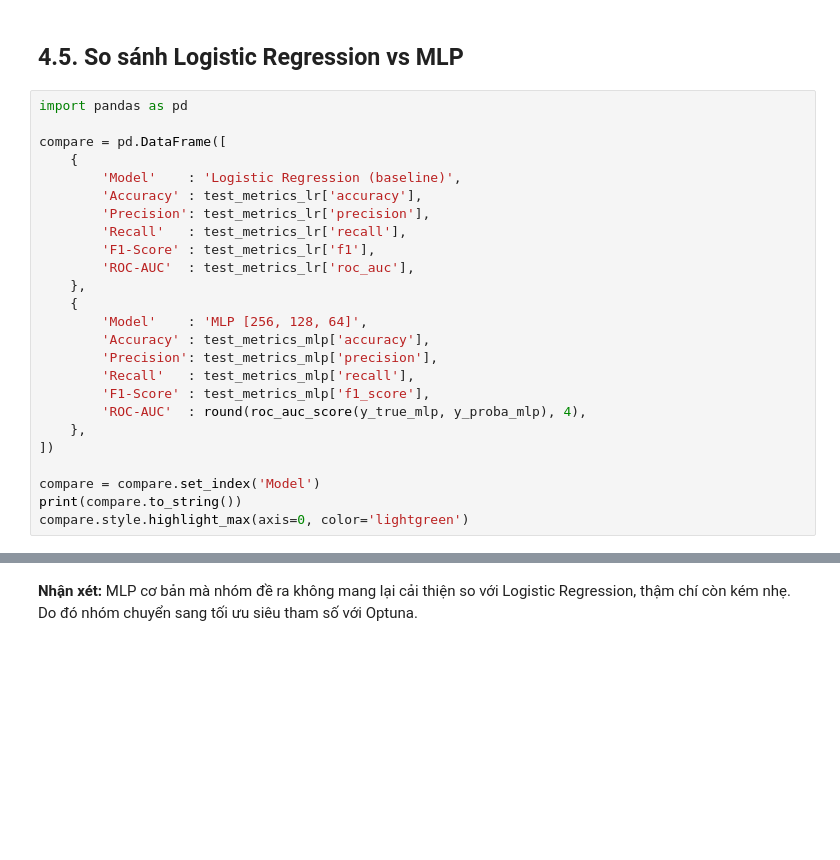
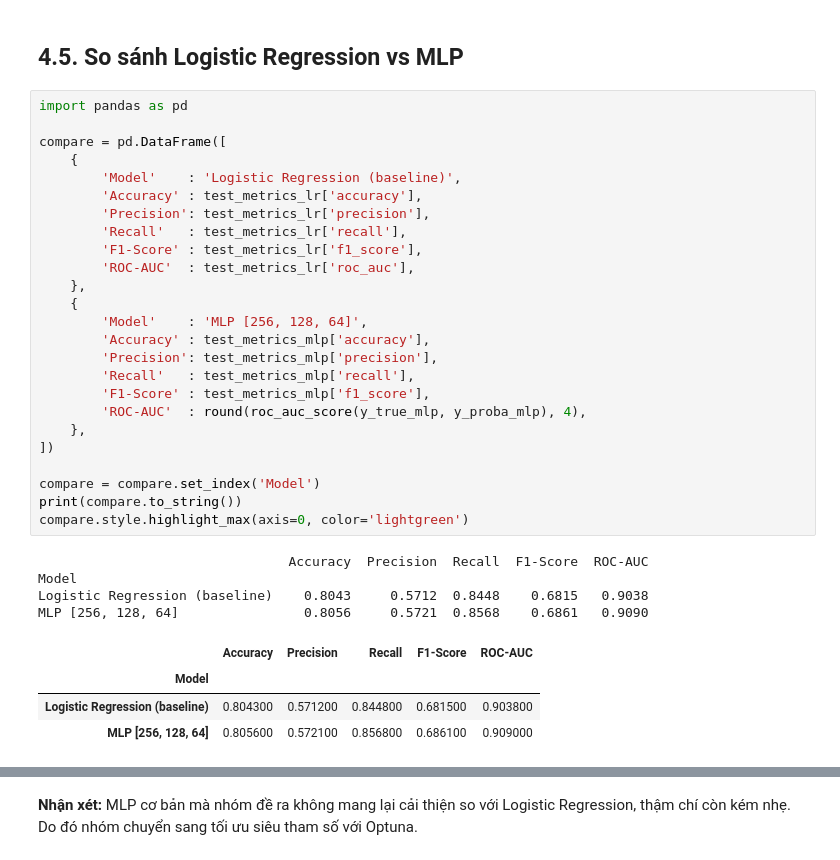
Before and after one commit to Hanne2202/ml-project-group10, a Jupyter notebook: notebooks/04_deep_learning.ipynb, the cells around one changed output, grey strips where cells are left out. Saved outputs shown, nothing was run; the diff lists cells and outputs as text; blank space fills up the shorter version.

```diff
--- a/notebooks/04_deep_learning.ipynb
+++ b/notebooks/04_deep_learning.ipynb
@@ -367,28 +744,37 @@ test_metrics_mlp, y_true_mlp, y_pred_mlp, y_proba_mlp = dl.evaluate_model(
 # %%
 import pandas as pd
 
 compare = pd.DataFrame([
     {
         'Model'    : 'Logistic Regression (baseline)',
         'Accuracy' : test_metrics_lr['accuracy'],
         'Precision': test_metrics_lr['precision'],
         'Recall'   : test_metrics_lr['recall'],
-        'F1-Score' : test_metrics_lr['f1'],
+        'F1-Score' : test_metrics_lr['f1_score'],
         'ROC-AUC'  : test_metrics_lr['roc_auc'],
     },
     {
         'Model'    : 'MLP [256, 128, 64]',
         'Accuracy' : test_metrics_mlp['accuracy'],
         'Precision': test_metrics_mlp['precision'],
         'Recall'   : test_metrics_mlp['recall'],
         'F1-Score' : test_metrics_mlp['f1_score'],
         'ROC-AUC'  : round(roc_auc_score(y_true_mlp, y_proba_mlp), 4),
     },
 ])
 
 compare = compare.set_index('Model')
 print(compare.to_string())
 compare.style.highlight_max(axis=0, color='lightgreen')
+# %% [output]
+                                Accuracy  Precision  Recall  F1-Score  ROC-AUC
+Model
+Logistic Regression (baseline)    0.8043     0.5712  0.8448    0.6815   0.9038
+MLP [256, 128, 64]                0.8056     0.5721  0.8568    0.6861   0.9090
+|  | Accuracy | Precision | Recall | F1-Score | ROC-AUC |
+| Model |  |  |  |  |  |
+| Logistic Regression (baseline) | 0.804300 | 0.571200 | 0.844800 | 0.681500 | 0.903800 |
+| MLP [256, 128, 64] | 0.805600 | 0.572100 | 0.856800 | 0.686100 | 0.909000 |
 # %%
 metrics_to_plot = ['Accuracy', 'Precision', 'Recall', 'F1-Score', 'ROC-AUC']
 x = np.arange(len(metrics_to_plot))
```
Also changed, not shown: parts of 45 cells of this notebook, 3 other files.
